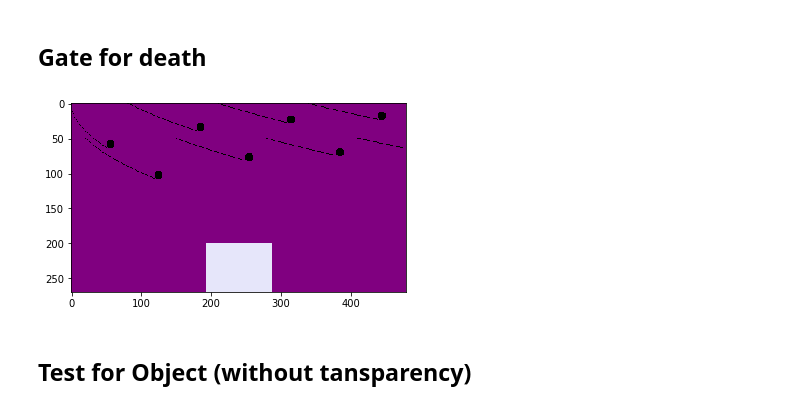
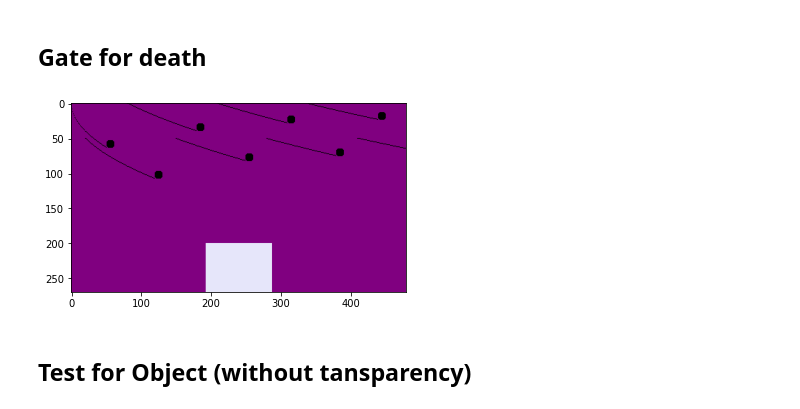
Before and after one commit to yingshaoxo/numpyworld, a Jupyter notebook: Example.ipynb, the cells around one changed output. Cells and saved outputs as stored; diff of their text form; code cells hidden in the pictures.

```diff
--- a/Example.ipynb
+++ b/Example.ipynb
@@ -191,7 +184,6 @@ width = 1920 // 4
 height = 1080 // 4
 
 world = World(width=width, height=height, background_color=(128,0,128))
-world.enable_jupyter_notebook_mode()
 
 center_x = width // 2
 center_y = height // 2
@@ -221,34 +213,34 @@ def parabola(center_x, top_y, size_in_x):
     half_size = half_size//3
     x_max = np.amax(x_array)
     y_max = np.amax(y_array)
     square = np.zeros((half_size, half_size))
     center_x = x_max + (half_size//2)
     center_y = y_max - (half_size//2)
     for iy in range(half_size):
         for ix in range(half_size):
             x = ix + x_max
             y = y_max - iy
             if 0<=x<width and 0<=y<height:
                 distance = math.sqrt(math.pow((center_x - x - (half_size//7)), 2) + math.pow((center_y - y + (half_size//5)), 2))
                 if (distance < half_size//2.5):
                     #world.draw_a_point(x, y, (255,0,0))
                     world.draw_a_point(x, y, (0,0,0))
 
 for y in range(height):
     for x in range(width):
         # gate
         if gate_top_left_x < x < gate_top_left_x+gate_width:
             if gate_top_left_y < y < gate_top_left_y+gate_height:
                 world.draw_a_point(x, y, (230,230,250))
         # dark cloud
         if x % 130 == 0:
             parabola(x, 0, 100)
             parabola(x+70, 50, 100)
 
 world.show()
 world.save()
 # %% [output]
-[figure, old version]
+[figure, new version]
 # %% [markdown]
 ## Test for Object (without tansparency)
 # %%
```
Also changed, not shown: parts of 11 cells of this notebook, 1 other file.
